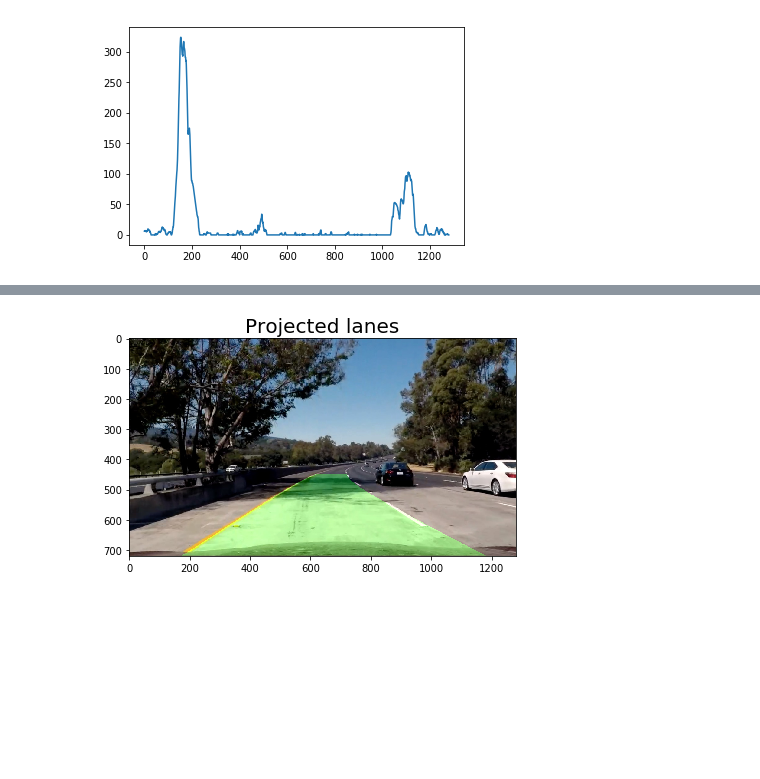
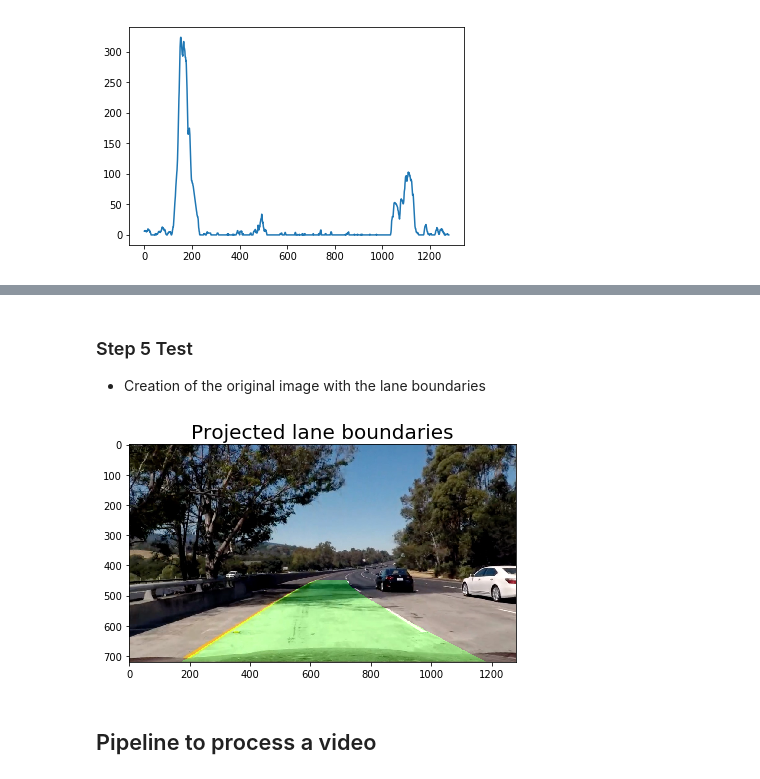
Before and after one commit to mille-printemps/sdc-term1-project4-advanced-lane-finding, a Jupyter notebook: P4.ipynb, the cells around one changed output, grey strips where cells are left out. Saved outputs shown, nothing was run; the diff lists cells and outputs as text; code cells hidden in the pictures; blank space fills up the shorter version.

```diff
--- a/P4.ipynb
+++ b/P4.ipynb
@@ -57,15 +85,14 @@ fig.savefig(os.path.join(OUTPUT_IMAGE_DIR, 'undistorted.jpg'))
 # %%
 def thresholdColorGradient(undistorted, sThreshold=(130,255), xThreshold=(15,100)):
     '''
+    Create thresholded binary images using color transforms and gradients given the undistorted image and thesholds
     '''
-
     # Convert to HLS color space and separate the S channel
     hls = cv2.cvtColor(undistorted, cv2.COLOR_RGB2HLS).astype(np.float)
     lChannel = hls[:,:,1]
     sChannel = hls[:,:,2]
 
-    # Sobel x
-    # Take the derivative in x
+    # Take the derivative in x using the Sobel operator
     # Absolute x derivative to accentuate lines away from horizontal
     sobelX = cv2.Sobel(lChannel, cv2.CV_64F, 1, 0)
     absSobelX = np.absolute(sobelX)
@@ -119,25 +157,29 @@ plt.plot(lowerLeft[0], lowerRight[1], ".")
 # %%
 def warp(undistorted, offset=OFFSET):
     '''
+    Apply the perspective transform to the undistorted binary image
+    Return the inverse perspective transform matrix as well as the transformed image
     '''
     imageSize = (undistorted.shape[1], undistorted.shape[0])
 
+    # The source region determined above
     srcRegion = [upperLeft,
                  upperRight,
                  lowerRight,
                  lowerLeft]
 
+    # The destination region
     dstRegion = [[offset, offset],
                  [imageSize[0]-offset, offset],
                  [imageSize[0]-offset, imageSize[1]-offset],
                  [offset, imageSize[1]-offset]]
 
-    # Choose some points to be a nice fit for displaying the warped result for destination points
     src = np.float32(srcRegion)
     dst = np.float32(dstRegion)
 
-    # Calculate the perspective transform matrix given src and dst points, and
-    # Warp the image using OpenCV warpPerspective()
+    # Calculate the perspective transform matrix given src and dst points
+    # Calculate the inverse perspective transform matrix given src and dst points
+    # Warp the image
     perspective = cv2.getPerspectiveTransform(src, dst)
     inversePerspective = cv2.getPerspectiveTransform(dst, src)
     warped = cv2.warpPerspective(undistorted, perspective, imageSize, flags=cv2.INTER_LINEAR)
@@ -342,17 +418,18 @@ def findLanes(warped, numberOfWindows=9, windowMargin=100, minPixels=50):
 # %%
-# Left and right second order polynomials
-fit.left = []
-fit.right = []
+# Initialization
+fitted.left = []
+fitted.right = []
 firstFrameProcessed.done = False
 
-lanes, leftFitX, rightFitX, plotY, leftCurveRadius, rightCurveRadius = findLanes(warped)
+lanes, leftFitX, rightFitX, plotY, leftCurveRadius, rightCurveRadius, position = findLanes(warped)
 
 fig, ax = plt.subplots(1, 1, figsize=(8, 4))
 ax.imshow(lanes)
 ax.set_title('Detected lanes and polynomials', fontsize=20)
 ax.plot(leftFitX, plotY, color='yellow')
 ax.plot(rightFitX, plotY, color='yellow')
-ax.text(300, 700,'%.2f m, %.2f m' % (leftCurveRadius, rightCurveRadius), color='yellow', fontsize=20)
+ax.text(350, 50,'%.2f m, %.2f m' % (leftCurveRadius, rightCurveRadius), color='yellow', fontsize=20)
+ax.text(500, 700, '%.2f m' % position, color='yellow', fontsize=20)
 
 fig.savefig(os.path.join(OUTPUT_IMAGE_DIR, 'lanes_polynomials.jpg'))
 # %% [output]
@@ -360,5 +444,8 @@ fig.savefig(os.path.join(OUTPUT_IMAGE_DIR, 'lanes_polynomials.jpg'))
 # %%
 def projectLanes(originalImage, undistorted, warped, inversePerspective, leftFitX, rightFitX, plotY):
+    '''
+    Create the original image with the lane boundaries
+    '''
     zeroWarp = np.zeros_like(warped).astype(np.uint8)
     colorWarp = np.dstack((zeroWarp, zeroWarp, zeroWarp))
 
@@ -370,18 +457,24 @@ def projectLanes(originalImage, undistorted, warped, inversePerspective, leftFit
     # Draw the lane onto the warped blank image
     cv2.fillPoly(colorWarp, np.int_([points]), (0,255, 0))
 
-    # Warp the blank back to original image space using inverse perspective matrix (Minv)
+    # Warp the blank back to original image space using inverse perspective matrix
+    # Combine the result with the original image
     backed = cv2.warpPerspective(colorWarp, inversePerspective, (originalImage.shape[1], originalImage.shape[0]))
-    # Combine the result with the original image
     return cv2.addWeighted(undistorted, 1, backed, 0.3, 0)
+# %% [markdown]
+### Step 5 Test
+
+* Creation of the original image with the lane boundaries
 # %%
 projected = projectLanes(image, undistorted, warped, inversePerspective, leftFitX, rightFitX, plotY)
 
 fig, ax = plt.subplots(1, 1, figsize=(8, 4))
 ax.imshow(projected)
-ax.set_title('Projected lanes', fontsize=20)
+ax.set_title('Projected lane boundaries', fontsize=20)
 
 fig.savefig(os.path.join(OUTPUT_IMAGE_DIR, 'projected.jpg'))
 # %% [output]
-[figure, old version]
+[figure, new version]
+# %% [markdown]
+## Pipeline to process a video
 # %%
```
Also changed, not shown: parts of 19 cells of this notebook, 3 other files.
